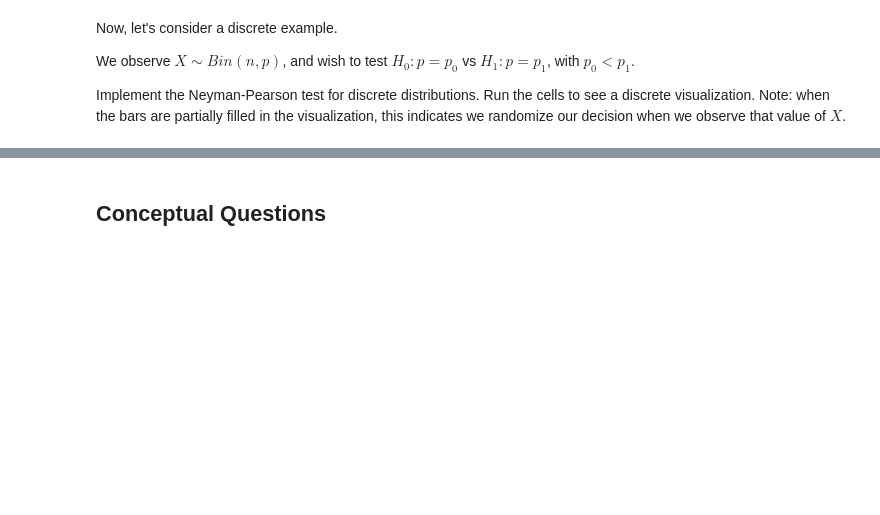
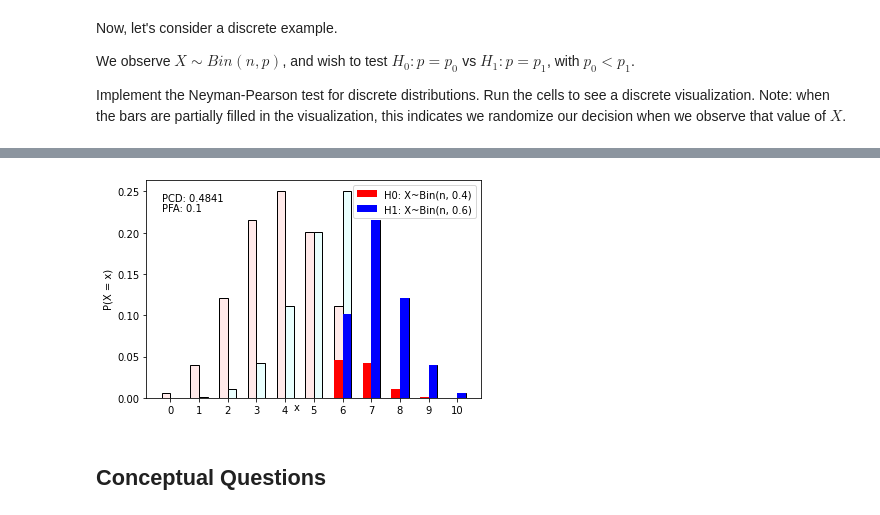
Before and after one commit to PKUFlyingPig/EECS126, a Jupyter notebook: labs/my_solution/lab8/hypotesting.ipynb, the cells around one changed output, grey strips where cells are left out. Cells and saved outputs as stored; diff of their text form; code cells hidden in the pictures; blank space fills up the shorter version.

```diff
--- a/labs/my_solution/lab8/hypotesting.ipynb
+++ b/labs/my_solution/lab8/hypotesting.ipynb
@@ -180,51 +193,59 @@ def simple_threshold_test_dist(alpha, probs0):
 
     def test(x):
         ### BEGIN SOLUTION
-
+        if x < threshold:
+            return 0
+        elif x > threshold:
+            return 1
+        else:
+            if threshold == len(ccdf_w_eq) - 1:
+                return alpha / probs0[threshold]
+            else:
+                return (alpha - ccdf_w_eq[threshold + 1]) / probs0[threshold]
         ### END SOLUTION
     return test
 # %%
 # Bars for binomial probabilities.
 fig, (ax1) = plt.subplots(1)
 
 background_bars0 = ax1.bar(np.arange(n+1) - bar_width / 2, probs0,
                            bar_width, color= '#FFE9E9', edgecolor = 'black')
 background_bars1 = ax1.bar(np.arange(n+1) + bar_width / 2, probs1,
                            bar_width, color= '#E9FFFE', edgecolor = 'black')
 bars0 = ax1.bar(np.arange(n+1) - bar_width / 2, 0.0, bar_width, color = 'red',
                 label='H0: X~Bin(n, 0.4)')
 bars1 = ax1.bar(np.arange(n+1) + bar_width / 2, 0.0, bar_width, color = 'blue', linestyle='-',
                 label='H1: X~Bin(n, 0.6)')
 ax1.set_xticks(np.arange(11))
 height = max(max(probs0), max(probs1))
 pcd_text = ax1.text(-0.3, height * 0.95, 'PCD: ')
 pfa_text = ax1.text(-0.3, height * 0.9, 'PFA: ')
 ax1.legend()
 ax1.set_xlabel('x')
 ax1.xaxis.set_label_coords(0.45, -0.02)
 ax1.set_ylabel('P(X = x)')
 
+alpha=0.1
+
+test = simple_threshold_test_dist(alpha, probs0)
+
+rejection_probs = [test(i) for i in range(n+1)]
+# List of PCD, given each possible data value.
+pcd = [probs1[i] * rejection_probs[i] for i in range(n+1)]
+# List of PFA, given each possible data value.
+pfa = [probs0[i] * rejection_probs[i] for i in range(n+1)]
+
+# Updates total PCD and PFA.
+pcd_text.set_text('PCD: {}'.format(np.around(sum(pcd), decimals=4)))
+pfa_text.set_text('PFA: {}'.format(np.around(sum(pfa), decimals=4)))
+
+# Updates the bars.
+for i in range(n+1):
+    bars0[i].set_height(rejection_probs[i] * probs0[i])
+    bars1[i].set_height(rejection_probs[i] * probs1[i])
 plt.show()
-
-@interact(alpha=0.0)
-def update_figure(alpha):
-    test = simple_threshold_test_dist(alpha, probs0)
-
-    rejection_probs = [test(i) for i in range(n+1)]
-    # List of PCD, given each possible data value.
-    pcd = [probs1[i] * rejection_probs[i] for i in range(n+1)]
-    # List of PFA, given each possible data value.
-    pfa = [probs0[i] * rejection_probs[i] for i in range(n+1)]
-
-    # Updates total PCD and PFA.
-    pcd_text.set_text('PCD: {}'.format(np.around(sum(pcd), decimals=4)))
-    pfa_text.set_text('PFA: {}'.format(np.around(sum(pfa), decimals=4)))
-
-    # Updates the bars.
-    for i in range(n+1):
-        bars0[i].set_height(rejection_probs[i] * probs0[i])
-        bars1[i].set_height(rejection_probs[i] * probs1[i])
-    fig.canvas.draw_idle()
+# %% [output]
+[figure, added]
 # %% [markdown]
 ## Conceptual Questions
 # %% [markdown]
```
Also changed, not shown: parts of 42 cells of this notebook.
